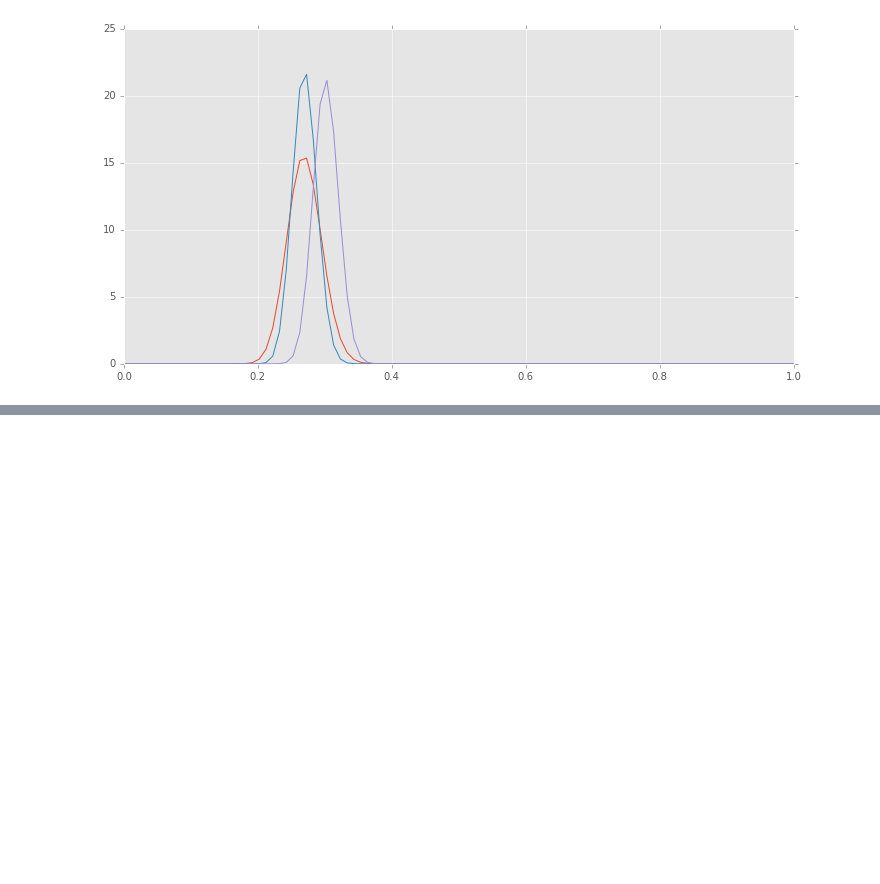
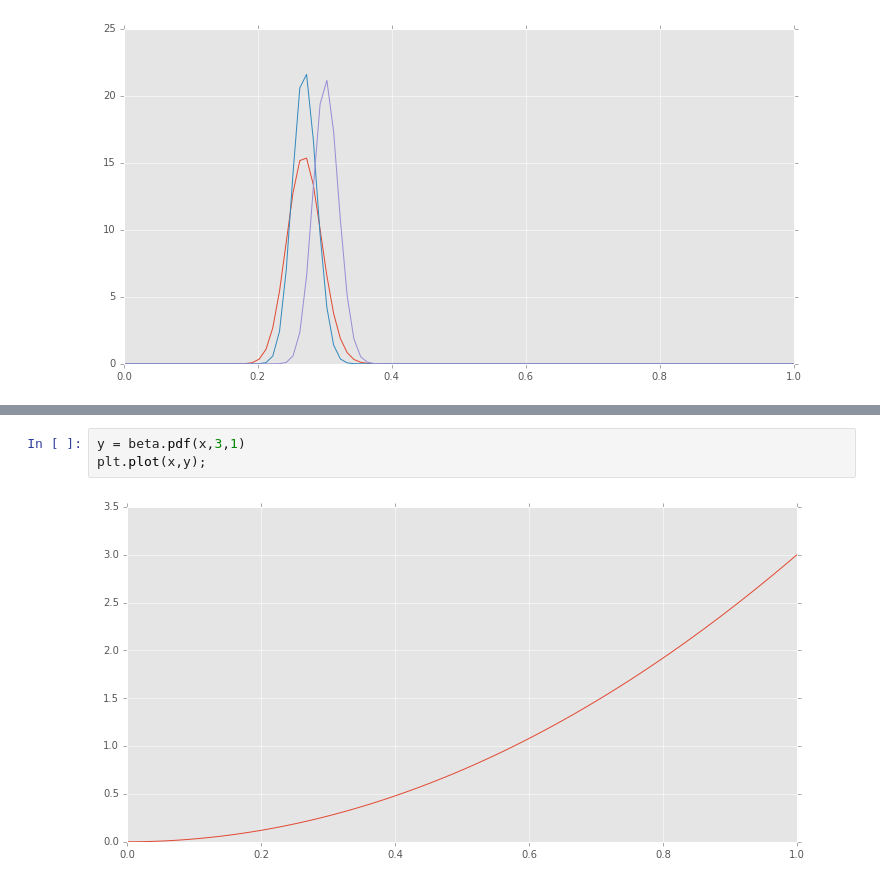
Before and after one commit to CanCeylan/data-analysis-projects, a Jupyter notebook: Understanding the beta distribution.ipynb, the cells around one changed output, grey strips where cells are left out. Saved outputs shown, nothing was run; the diff lists cells and outputs as text; blank space fills up the shorter version.

```diff
--- a/Understanding the beta distribution.ipynb
+++ b/Understanding the beta distribution.ipynb
@@ -50,0 +63,5 @@ plt.plot(x,s1,x,s3,x,s4);
+# %%
+y = beta.pdf(x,3,1)
+plt.plot(x,y);
+# %% [output]
+[figure, added]
```
Also changed, not shown: parts of 13 cells of this notebook.
